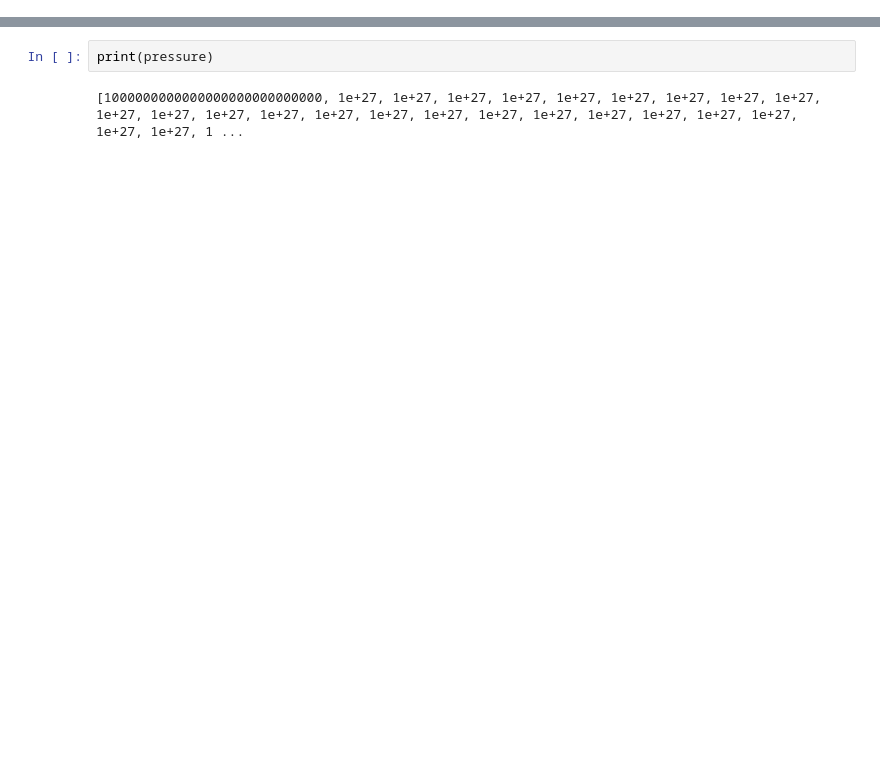
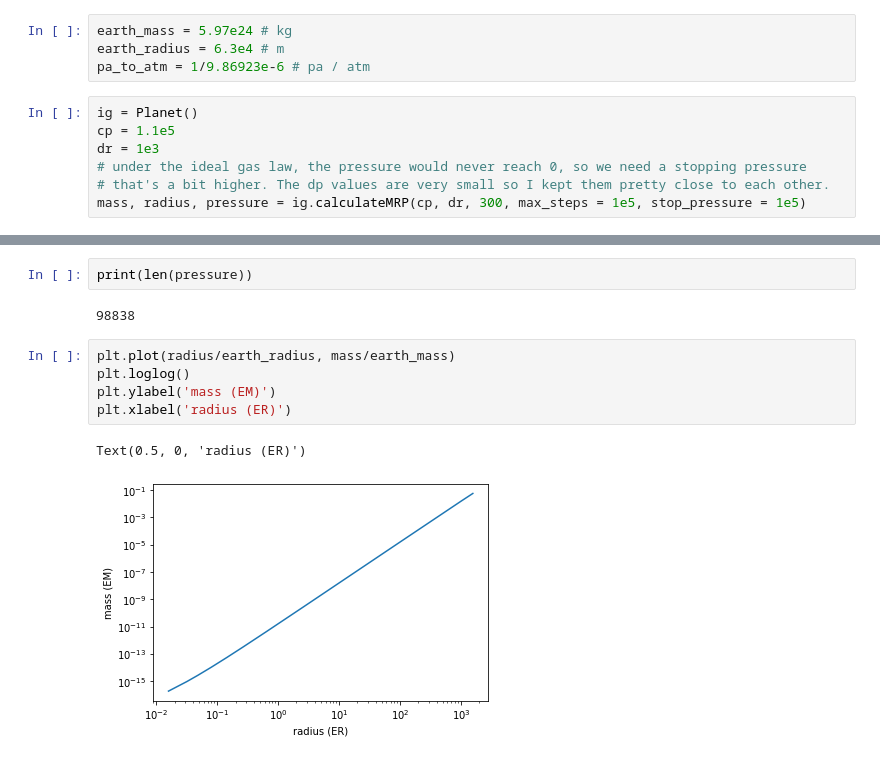
Before and after one commit to calvinosinga/intoexo, a Jupyter notebook: analysis.ipynb, the cells around one changed output, grey strips where cells are left out. Saved outputs shown, nothing was run; the diff lists cells and outputs as text; blank space fills up the shorter version.

```diff
--- a/analysis.ipynb
+++ b/analysis.ipynb
@@ -25,0 +6,11 @@ starting step 1
+# %%
+earth_mass = 5.97e24 # kg
+earth_radius = 6.3e4 # m
+pa_to_atm = 1/9.86923e-6 # pa / atm
+# %%
+ig = Planet()
+cp = 1.1e5
+dr = 1e3
+# under the ideal gas law, the pressure would never reach 0, so we need a stopping pressure
+# that's a bit higher. The dp values are very small so I kept them pretty close to each other.
+mass, radius, pressure = ig.calculateMRP(cp, dr, 300, max_steps = 1e5, stop_pressure = 1e5)
@@ -26,4 +35,12 @@ starting step 1
 # %%
-print(pressure)
+print(len(pressure))
 # %% [output]
-[1000000000000000000000000000, 1e+27, 1e+27, 1e+27, 1e+27, 1e+27, 1e+27, 1e+27, 1e+27, 1e+27, 1e+27, 1e+27, 1e+27, 1e+27, 1e+27, 1e+27, 1e+27, 1e+27, 1e+27, 1e+27, 1e+27, 1e+27, 1e+27, 1e+27, 1e+27, 1 ...
+98838
+# %%
+plt.plot(radius/earth_radius, mass/earth_mass)
+plt.loglog()
+plt.ylabel('mass (EM)')
+plt.xlabel('radius (ER)')
+# %% [output]
+Text(0.5, 0, 'radius (ER)')
+[figure, added]
```
Also changed, not shown: parts of 6 cells of this notebook, 1 other file.
